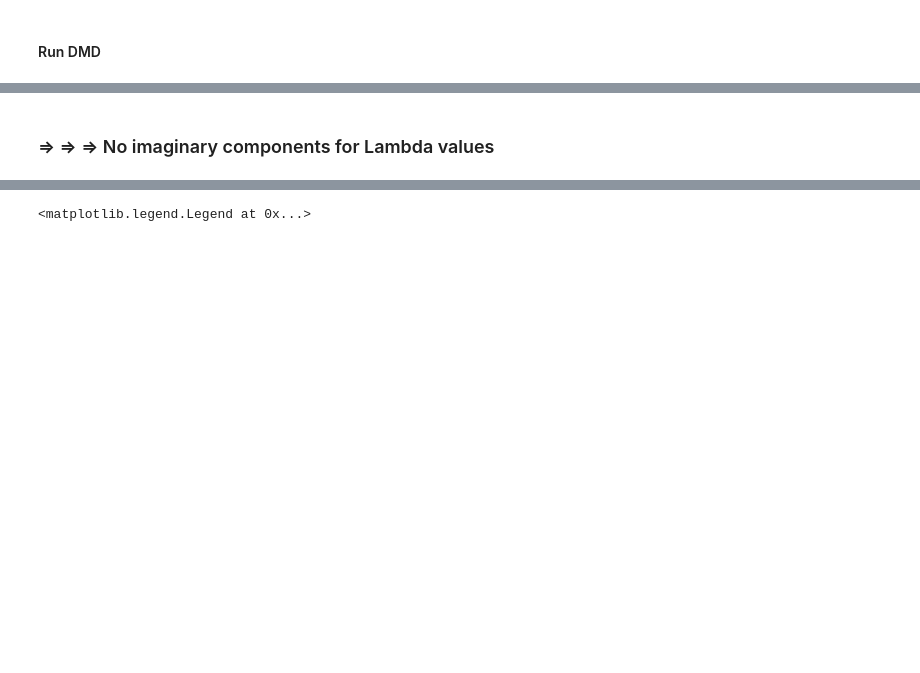
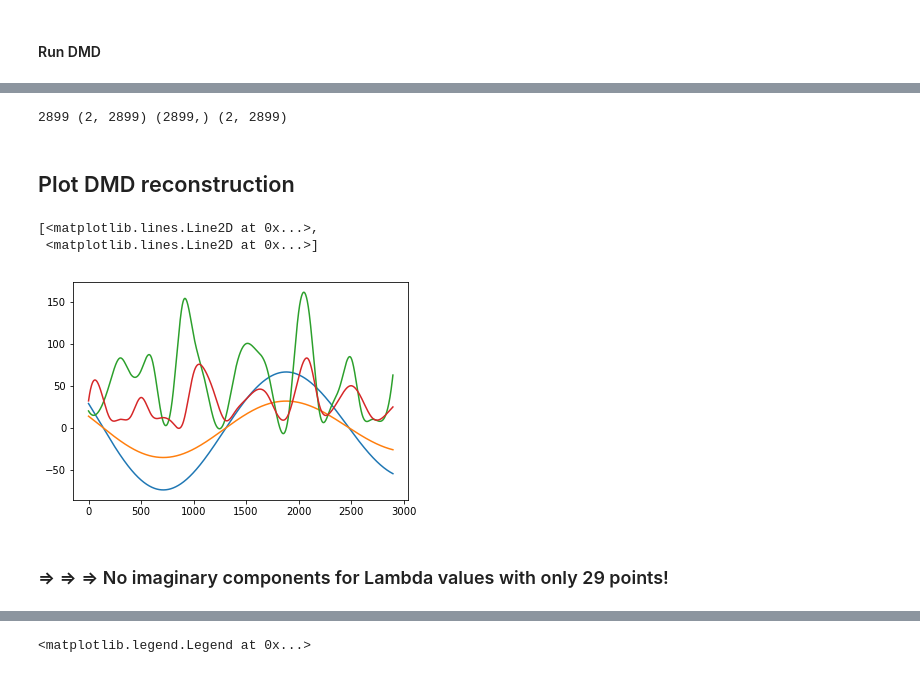
Before and after one commit to jmichellehu/ComplexSystems_AMATH563, a Jupyter notebook: hw2/AMATH563_hw2_Q1_Q2.ipynb, the cells around one changed output, grey strips where cells are left out. Drawn from its saved outputs; the diff is of its cells as text; code cells hidden in the pictures; blank space fills up the shorter version.

```diff
--- a/hw2/AMATH563_hw2_Q1_Q2.ipynb
+++ b/hw2/AMATH563_hw2_Q1_Q2.ipynb
@@ -112,3 +129,26 @@ Lambda_X, Lambda_Y
+# %%
+t=X.shape[1]
+u_modes = np.zeros((2, t))
+
+dt=2
+time_vector = dt*np.arange(-1, t-1)
+
+for i in np.arange(0, t):
+    u_modes[:, i]=b_X*np.exp(Omega_X*time_vector[i])
+
+Xdmd=Phi_X@u_modes
+print(t, u_modes.shape, time_vector.shape, Xdmd.shape)
+# %% [output]
+2899 (2, 2899) (2899,) (2, 2899)
+# %% [markdown]
+## Plot DMD reconstruction
+# %%
+plt.plot(Xdmd.T)
+plt.plot(X.T)
+# %% [output]
+[<matplotlib.lines.Line2D at 0x...>,
+ <matplotlib.lines.Line2D at 0x...>]
+[figure, added]
 # %% [markdown]
-### => => => No imaginary components for Lambda values
+### => => => No imaginary components for Lambda values with only 29 points!
 # %%
```
Also changed, not shown: parts of 16 cells of this notebook.
